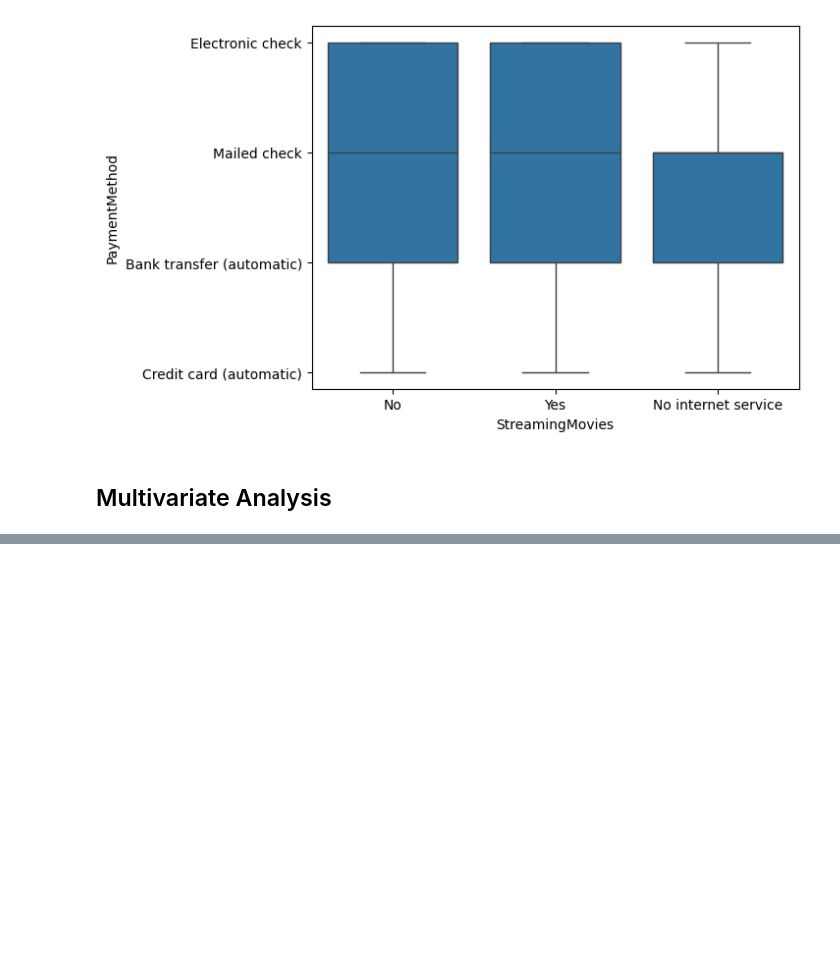
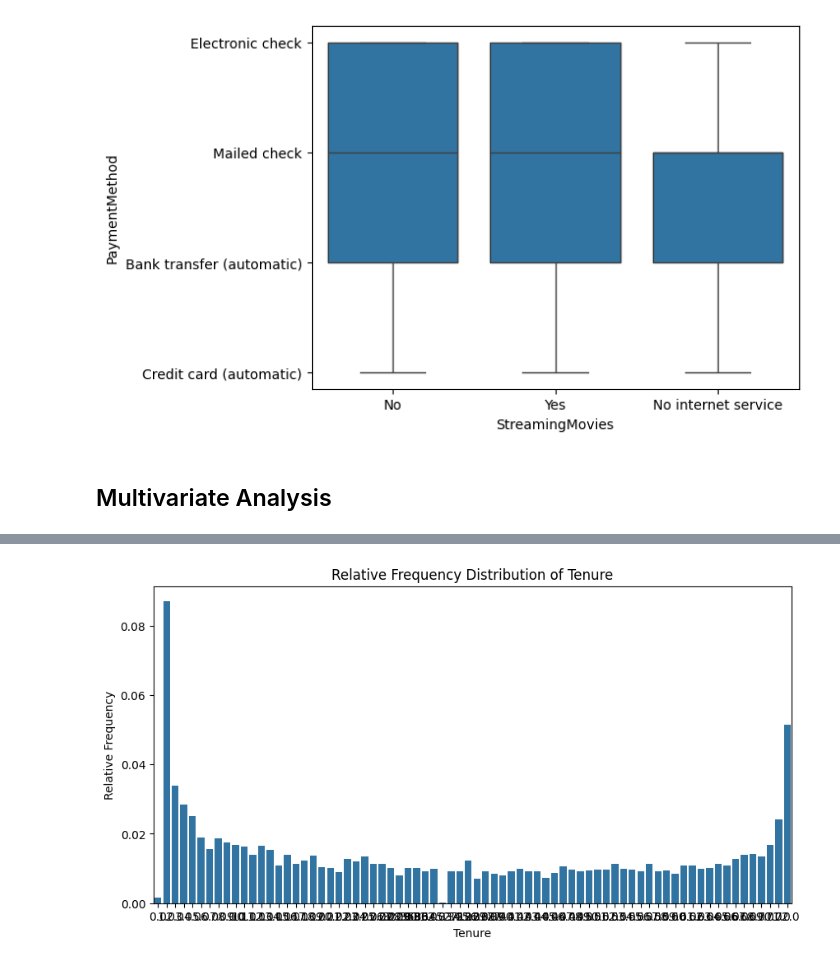
Before and after one commit to ajithk1503/EDA-DA, a Jupyter notebook: EDA_da.ipynb, the cells around one changed output, grey strips where cells are left out. Saved outputs shown, nothing was run; the diff lists cells and outputs as text; code cells hidden in the pictures; blank space fills up the shorter version.

```diff
--- a/EDA_da.ipynb
+++ b/EDA_da.ipynb
@@ -305,0 +607,4 @@ plt.show()
+# %%
+# Relative Frequency Distribution
+relative_frequency = frequency_distribution / frequency_distribution.sum()
+print("Relative Frequency Distribution:\n", relative_frequency)
@@ -305,0 +626,10 @@ plt.show()
+# %%
+# Plotting Relative Frequency Distribution
+plt.figure(figsize=(10, 5))
+sns.barplot(x=relative_frequency.index, y=relative_frequency.values)
+plt.title('Relative Frequency Distribution of Tenure')
+plt.xlabel('Tenure')
+plt.ylabel('Relative Frequency')
+plt.show()
+# %% [output]
+[figure, added]
```
Also changed, not shown: parts of 42 cells of this notebook.
